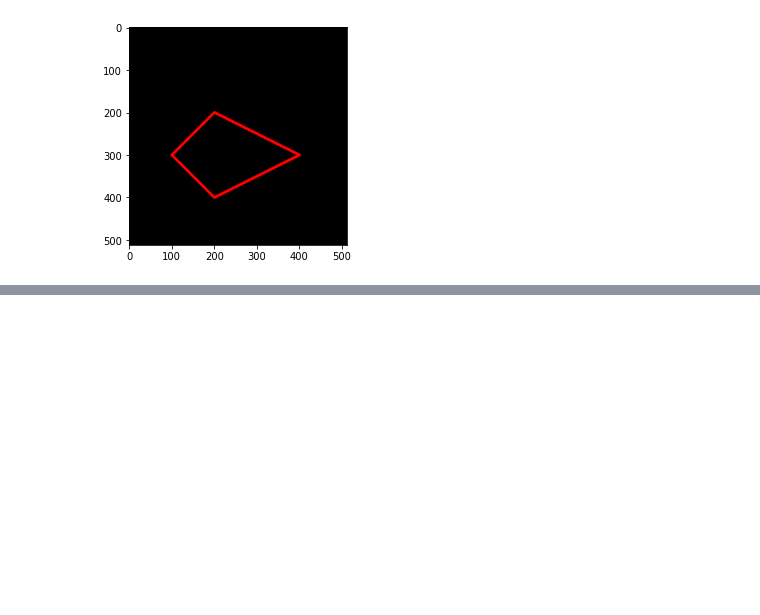
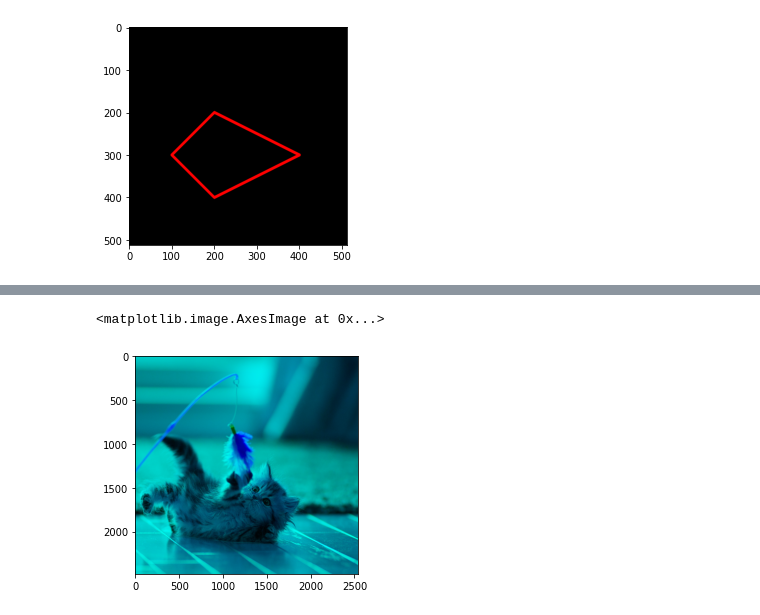
Before and after one commit to KharisMm19/PCVK_Genap_2021, a Jupyter notebook: Weekk2.ipynb, the cells around one changed output, grey strips where cells are left out. Cells and saved outputs as stored; diff of their text form; code cells hidden in the pictures; blank space fills up the shorter version.

```diff
--- a/Weekk2.ipynb
+++ b/Weekk2.ipynb
@@ -126,0 +137,7 @@ plt.imshow(black_img2)
+# %%
+img_gb = img
+img_gb[:,:,0] = 0
+plt.imshow(img_gb)
+# %% [output]
+<matplotlib.image.AxesImage at 0x...>
+[figure, added]
```
Also changed, not shown: parts of 8 cells of this notebook.
